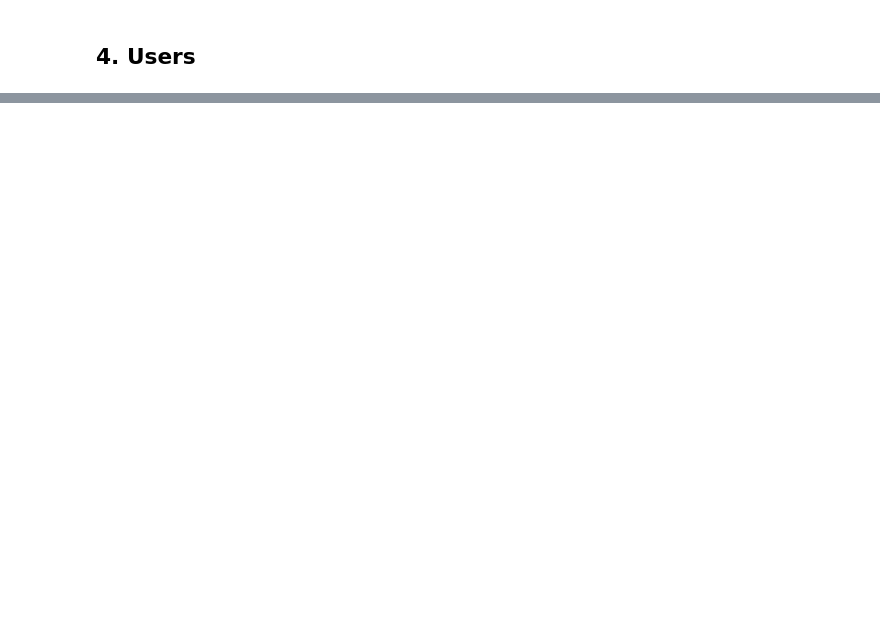
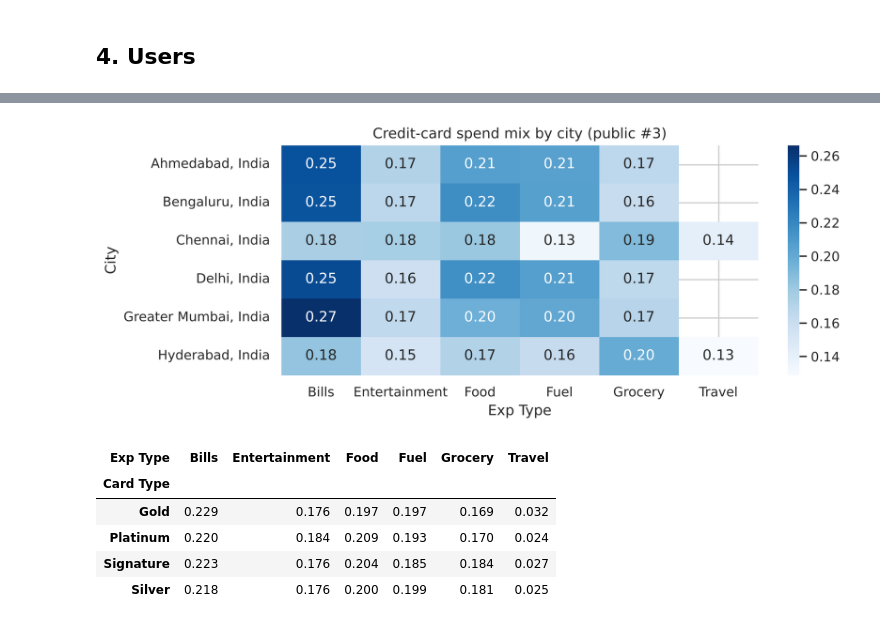
Before and after one commit to joshi-mishita/finance-tracker, a Jupyter notebook: notebooks/eda.ipynb, the cells around one changed output, grey strips where cells are left out. Cells and saved outputs as stored; diff of their text form; code cells hidden in the pictures; blank space fills up the shorter version.

```diff
--- a/notebooks/eda.ipynb
+++ b/notebooks/eda.ipynb
@@ -283,3 +355,20 @@ plt.savefig(RES / 'eda_users_pca.png', dpi=110); plt.show()
+# %%
+# Cross-check with public dataset #3: do spending mixes differ across groups (cities, card types)?
+if cc is not None:
+    top = cc.City.value_counts().head(6).index
+    mix = cc[cc.City.isin(top)].pivot_table(index='City', columns='Exp Type', values='Amount', aggfunc='sum')
+    mix = mix.div(mix.sum(axis=1), axis=0)
+    plt.figure(figsize=(9, 3.5)); sns.heatmap(mix, annot=True, fmt='.2f', cmap='Blues'); plt.title('Credit-card spend mix by city (public #3)'); plt.show()
+    card = cc.pivot_table(index='Card Type', columns='Exp Type', values='Amount', aggfunc='sum'); card = card.div(card.sum(axis=1), axis=0)
+    display(card.round(3))
+# %% [output]
+[figure, added]
+| Exp Type | Bills | Entertainment | Food | Fuel | Grocery | Travel |
+| Card Type |  |  |  |  |  |  |
+| Gold | 0.229 | 0.176 | 0.197 | 0.197 | 0.169 | 0.032 |
+| Platinum | 0.220 | 0.184 | 0.209 | 0.193 | 0.170 | 0.024 |
+| Signature | 0.223 | 0.176 | 0.204 | 0.185 | 0.184 | 0.027 |
+| Silver | 0.218 | 0.176 | 0.200 | 0.199 | 0.181 | 0.025 |
 # %% [markdown]
 ### Findings and Decisions
 **What I saw**
```
Also changed, not shown: parts of 22 cells of this notebook, 43 other files.
